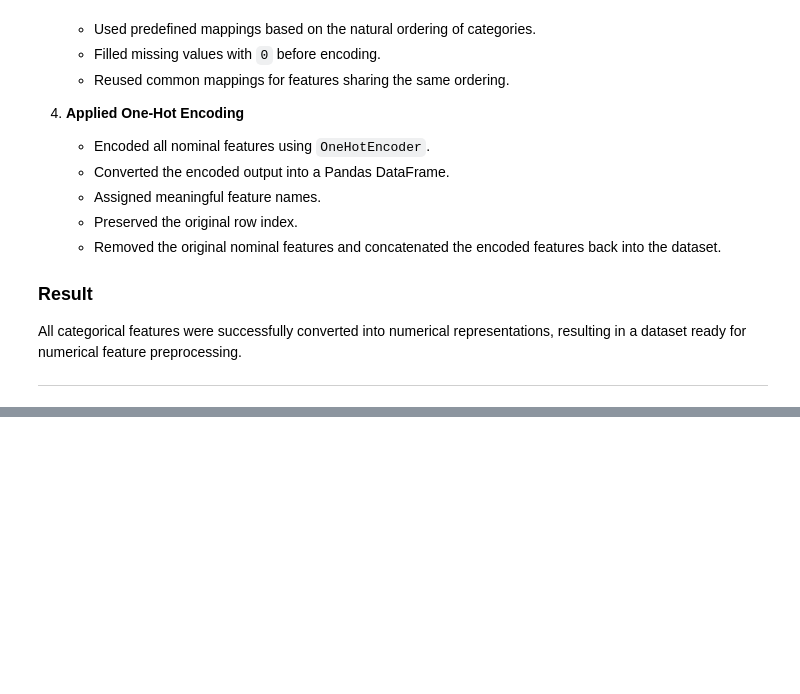
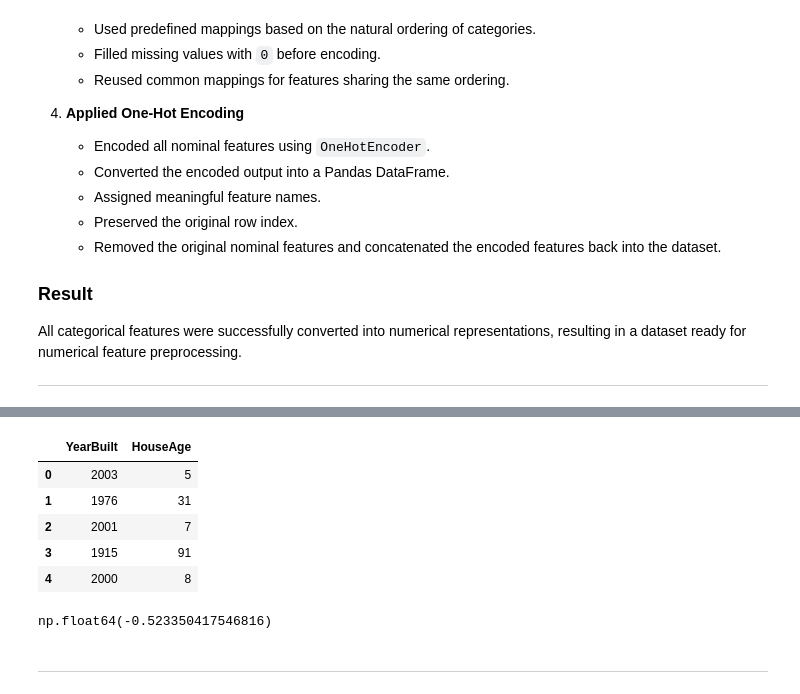
Before and after one commit to Hoshang-Warfade/House-Price-Predictor, a Jupyter notebook: notebooks/04_Preprocessing.ipynb, the cells around one changed output, grey strips where cells are left out. Saved outputs shown, nothing was run; the diff lists cells and outputs as text; code cells hidden in the pictures; blank space fills up the shorter version.

```diff
--- a/notebooks/04_Preprocessing.ipynb
+++ b/notebooks/04_Preprocessing.ipynb
@@ -1121,0 +1428,15 @@ All categorical features were successfully converted into numerical representati
+# %%
+df[["YearBuilt", "HouseAge"]].head()
+# %% [output]
+|  | YearBuilt | HouseAge |
+| 0 | 2003 | 5 |
+| 1 | 1976 | 31 |
+| 2 | 2001 | 7 |
+| 3 | 1915 | 91 |
+| 4 | 2000 | 8 |
+# %%
+df["HouseAge"].corr(df["SalePrice"])
+# %% [output]
+np.float64(-0.523350417546816)
+# %% [markdown]
+---
```
Also changed, not shown: parts of 28 cells of this notebook.
